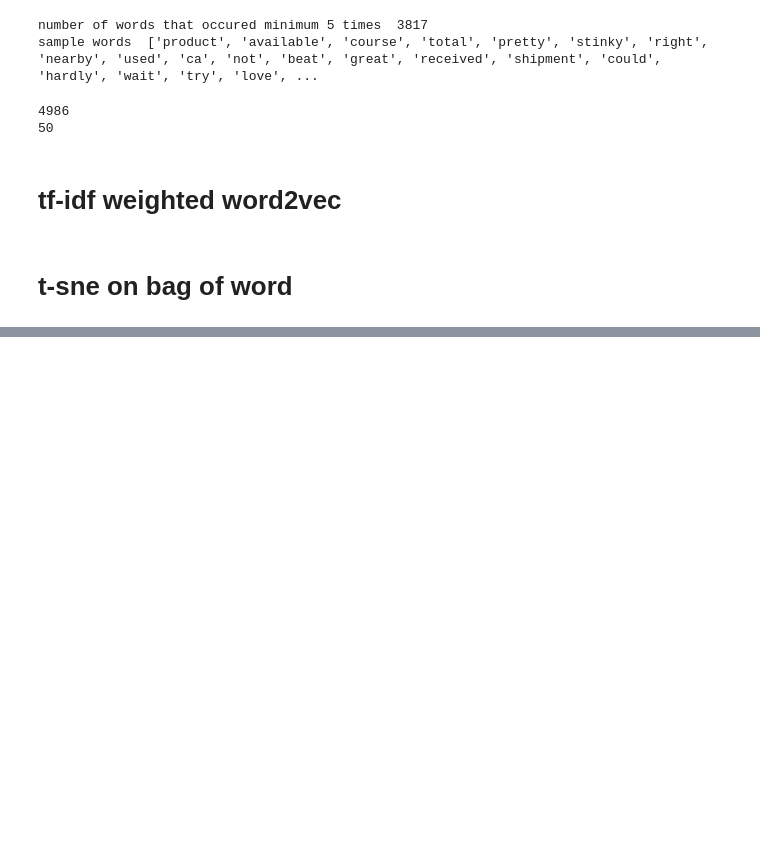
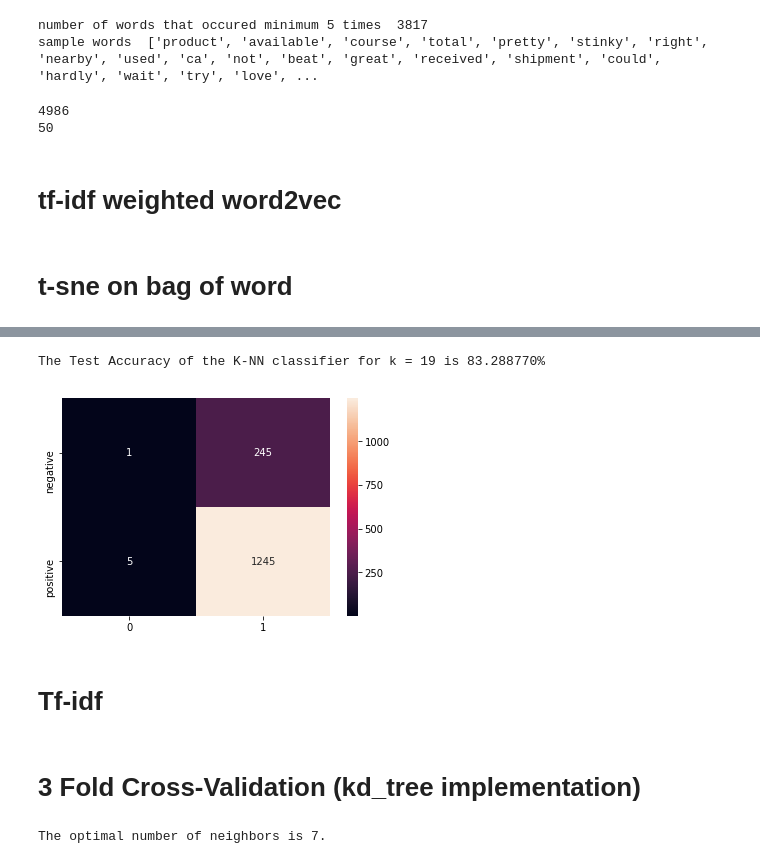
Before and after one commit to devang007/Amazon_fine_food_review, a Jupyter notebook: Amazon Fine Food Review.ipynb, the cells around one changed output, grey strips where cells are left out. Drawn from its saved outputs; the diff is of its cells as text; code cells hidden in the pictures; blank space fills up the shorter version.

```diff
--- a/Amazon Fine Food Review.ipynb
+++ b/Amazon Fine Food Review.ipynb
@@ -290,0 +477,33 @@ ValueError: Shape of passed values is (4, 500), indices imply (3, 500)
+# %%
+# ============================== KNN with k = optimal_k ===============================================
+# instantiate learning model k = optimal_k
+knn_optimal = KNeighborsClassifier(n_neighbors=optimal_k, algorithm='kd_tree', n_jobs=-1)
+
+# fitting the model
+knn_optimal.fit(X_train_vec_dense, y_train)
+
+# predict the response
+pred = knn_optimal.predict(X_test_vec_dense)
+
+# evaluate accuracy
+acc = accuracy_score(y_test, pred) * 100
+print('\nThe Test Accuracy of the K-NN classifier for k = %d is %f%%' % (optimal_k, acc))
+
+# Variables that will be used for  making table in Conclusion part of this assignment
+bow_kdTree_K = optimal_k
+bow_kdTree_train_acc = max(cv_scores)*100
+bow_kdTree_test_acc = acc
+# %% [output]
+The Test Accuracy of the K-NN classifier for k = 19 is 83.288770%
+# %%
+class_names=['negative','positive']
+conf_mat=pd.DataFrame(confusion_matrix(y_test,pred),index=class_names)
+
+plt.figure(figsize=(6,4))
+sns.heatmap(conf_mat,annot=True,fmt='d')
+
+plt.show()
+# %% [output]
+[figure, added]
+# %% [markdown]
+# Tf-idf
@@ -290,0 +514,20 @@ ValueError: Shape of passed values is (4, 500), indices imply (3, 500)
+# %% [markdown]
+# 3 Fold Cross-Validation (kd_tree implementation)
+# %%
+# creating odd list of K for KNN
+neighbors_tf=np.arange(1,30,2)
+
+# empty list that will hold cv scores
+cv_scores = []
+
+# perform 3-fold cross validation
+for k in neighbors_tf:
+    knn = KNeighborsClassifier(n_neighbors=k, algorithm='brute')
+    scores = cross_val_score(knn, tf_idf_vect_train, y_train, cv=3, scoring='accuracy', n_jobs=-1)
+    cv_scores.append(scores.mean())
+
+# determining best k
+optimal_k = neighbors_tf[cv_scores.index(max(cv_scores))]
+print('\nThe optimal number of neighbors is %d.' % optimal_k)
+# %% [output]
+The optimal number of neighbors is 7.
```
Also changed, not shown: parts of 51 cells of this notebook.
